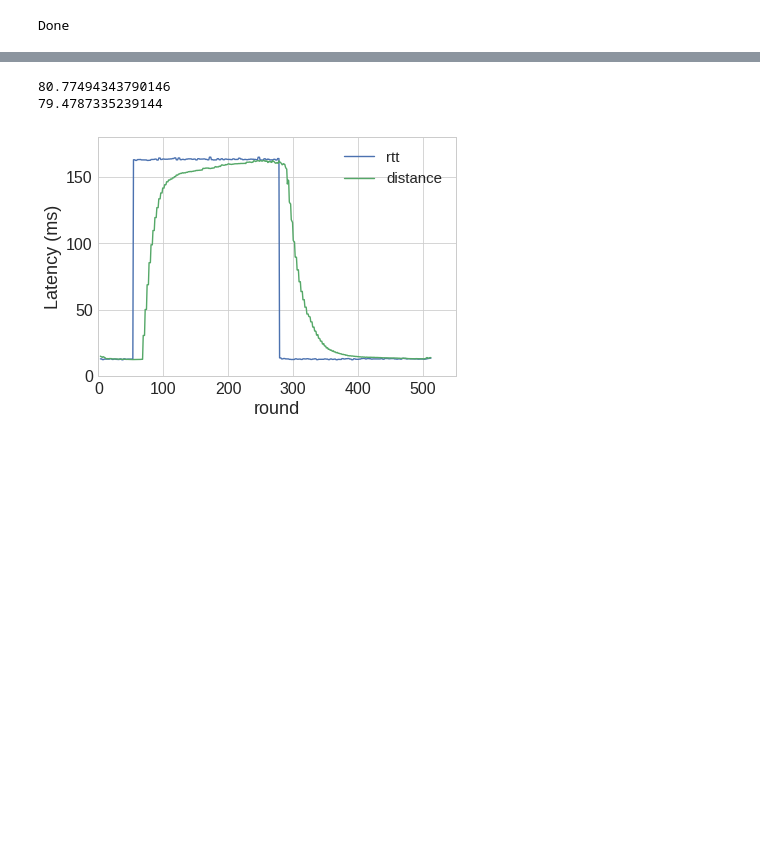
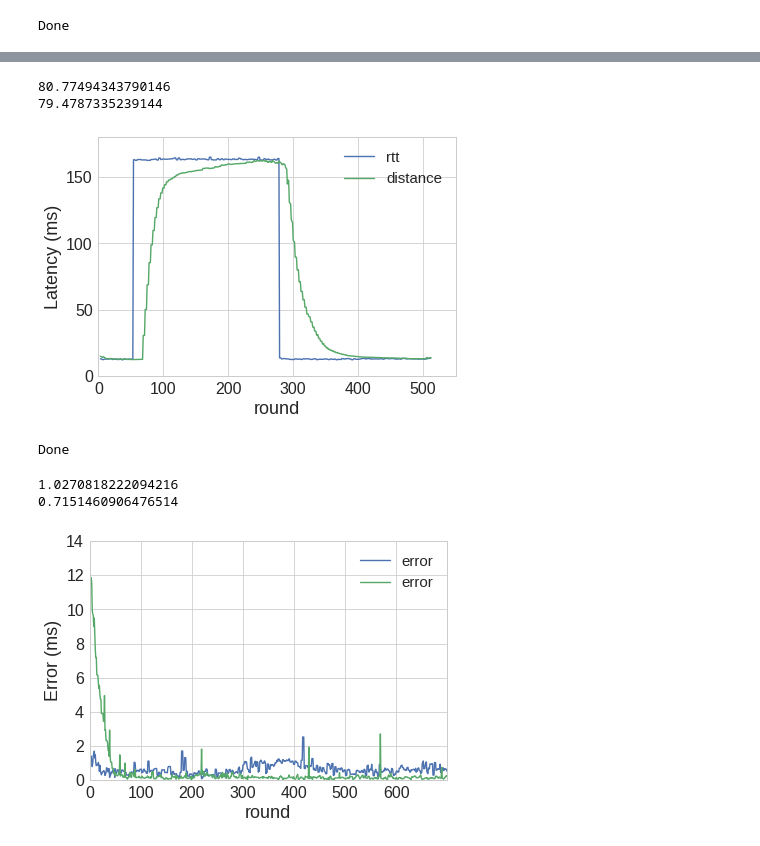
Before and after one commit to emmdim/Khulan_plots, a Jupyter notebook: test.ipynb, the cells around one changed output, grey strips where cells are left out. Cells and saved outputs as stored; diff of their text form; code cells hidden in the pictures; blank space fills up the shorter version.

Commit message:
results

```diff
--- a/test.ipynb
+++ b/test.ipynb
@@ -68,7 +68,7 @@ def plot_var_per_round(results, var):
 	plt.ylim(0,MAX_YVAL)
 	#Dummy line to avoid bug of matplotlib that closes image right after plot
 	#It's a readline function, just press enter
-	input('Done')
+	#input('Done')
 	#You can also automatically save figures
 	fig.savefig(os.path.join(GRAPHS_DIR,var.replace(' ','_')+'_per_round.png'), format='png', dpi=fig.dpi)
 
@@ -85,19 +85,19 @@ def plot_var_ecdf_per_round(results, var):
 	plt.legend(lbl, loc = 'lower right')
 	plt.xlim(0,MAX_YVAL)
 	plt.show()
-	input('Done')
+	#input('Done')
 
 def plot_comparative(results,variables, legend):
 
 	# Get median time series for all varibales
-	medians = [getMedianDF(results,var) for var in variables]
+	medians = [getMedianDF(results,var)*1000 for var in variables]
 	df = pd.concat(medians,axis=1)
 	df.plot()
 	plt.ylabel(legend)
 	plt.xlim(0,MAX_ROUNDS)
 	plt.ylim(0,MAX_YVAL)
 	plt.show()
-	input('Done')
+	#input('Done')
 
 
 
@@ -218,7 +218,7 @@ def plot_comparative_dataframes(results1,results2, variable):
 	plt.xlim(0,MAX_ROUNDS)
 	plt.ylim(0,MAX_YVAL)
 	plt.show()
-	input('Done')
+	#input('Done')
 
 if __name__ == '__main__':
 	nodes_results = read_results()
@@ -248,3 +247,27 @@ if __name__ == '__main__':
 80.77494343790146
 79.4787335239144
 [figure]
+Done
+# %%
+##PARAMETERS
+EXP_NAME = 'udp'
+EXP_NAME1 = 'http'
+MAX_ROUNDS = 699
+MAX_YVAL = 14
+# DEFINE OUTPUT DIR
+RESULTS_DIR = os.path.join( os.getcwd(),'results/errors',EXP_NAME)
+GRAPHS_DIR = os.path.join( os.getcwd(), 'graphs/errors',EXP_NAME)
+
+RESULTS_DIR1 = os.path.join( os.getcwd(),'results/errors',EXP_NAME1)
+GRAPHS_DIR1 = os.path.join( os.getcwd(), 'graphs/errors',EXP_NAME1)
+
+if __name__ == '__main__':
+	nodes_results = read_results()
+	#plot_var_per_round(nodes_results,'rtt')
+	nodes_results1 = read_results1()
+	#plot_var_ecdf_per_round(nodes_results,['AVG RTT', 'AVG distance'])
+	plot_comparative_dataframes(nodes_results,nodes_results1, 'error')
+# %% [output]
+1.0270818222094216
+0.7151460906476514
+[figure, added]
```
Also changed, not shown: parts of 3 cells of this notebook.
